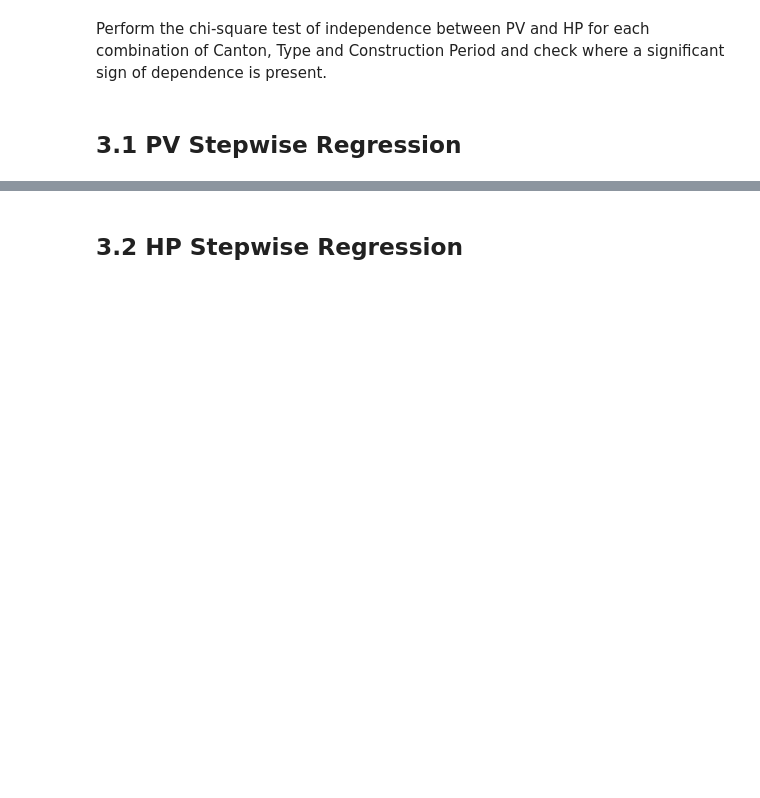
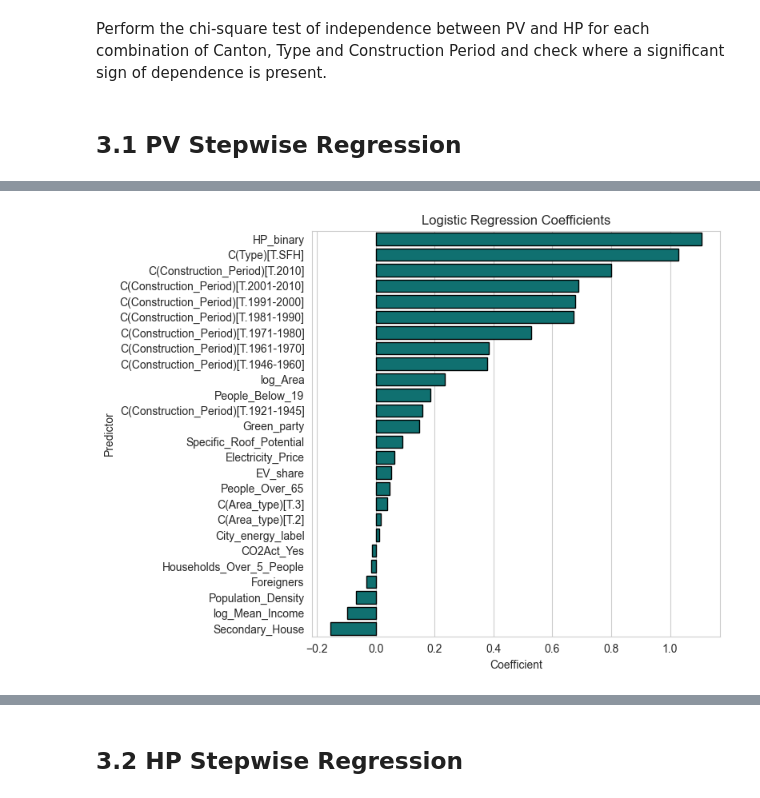
Before and after one commit to MatteoPalucci/StudentProject, a Jupyter notebook: Stepwise Regression building level.ipynb, the cells around one changed output, grey strips where cells are left out. Saved outputs shown, nothing was run; the diff lists cells and outputs as text; code cells hidden in the pictures; blank space fills up the shorter version.

```diff
--- a/Stepwise Regression building level.ipynb
+++ b/Stepwise Regression building level.ipynb
@@ -178,6 +179,7 @@ gdf_2025_drivers = gdf_2025_drivers.merge(
 gdf_2025_drivers = gdf_2025_drivers.rename(columns={'Tipologia': 'Area Type'})
 
 gdf_2025_drivers["Area Type"] = gdf_2025_drivers["Area Type"].fillna(1)
+gdf_2025_drivers["Area Type"] = gdf_2025_drivers["Area Type"].astype(int)
 # %%
 ev_share_file = '/data/Drivers/share_EVs_mun.csv'
 
@@ -695,5 +668,5 @@ plt.show()
 # %%
-gdf_regression = gdf_2025_drivers.drop(columns=['Heating Technology', 'PV']).copy()
+gdf_regression = gdf_2025_drivers.drop(columns=['Canton', 'District', 'City energy label', 'Operator', 'Comune', 'Heating Technology', 'PV', 'Peer effect PV', 'Peer effect HP']).copy()
 # %% [markdown]
 Perform the chi-square test of independence between PV and HP for each combination of Canton, Type and Construction Period and check where a significant sign of dependence is present.
 # %%
@@ -889,3 +857,7 @@ def compute_vif(data, predictors):
     vif_df["VIF"] = [variance_inflation_factor(X.values, i) for i in range(X.shape[1])]
 
     return vif_df
+# %%
+gdf_regression['log Area'] = np.log(gdf_regression['Area [m2]'])
+gdf_regression['log Mean Income'] = np.log(gdf_regression['Mean Income'])
+gdf_regression = gdf_regression.drop(columns=['Area [m2]', 'Mean Income', 'Roof area [m2]']).copy()
@@ -948,4 +974,8 @@ history_df
 # %%
-final_formula = "PV_binary ~ " + " + ".join(selected_vars)
+selected_vars_with_HP = ['HP_binary', 'C(Construction_Period)', 'C(Type)', 'People_Below_19', 'log_Area', 'Green_party', 'Specific_Roof_Potential', 'Electricity_Price', 'Secondary_House', 'Population_Density', 'log_Mean_Income', 'Foreigners', 'EV_share', 'People_Over_65', 'Households_Over_5_People', 'C(Area_type)', 'City_energy_label', 'CO2Act_Yes']
+
+final_formula = "PV_binary ~ " + " + ".join(selected_vars_with_HP)
 final_model = smf.logit(final_formula, data=gdf_regression).fit()
 print(final_model.summary())
+
+final_model.save("final_model_PV_with_HP.pickle")
@@ -951,0 +1000,24 @@ print(final_model.summary())
+# %%
+coef = final_model.params
+coef_df = pd.DataFrame({
+    "Predictor": coef.index,
+    "Coefficient": coef.values
+})
+
+coef_df = coef_df.loc[coef_df["Predictor"]!="Intercept"].copy()
+coef_df = coef_df.sort_values("Coefficient", ascending=False)
+
+plt.figure(figsize=(8, 6))
+sns.barplot(
+    data=coef_df,
+    x="Coefficient",
+    y="Predictor",
+    color="teal",
+    edgecolor="black"
+)
+
+plt.title("Logistic Regression Coefficients")
+plt.tight_layout()
+plt.show()
+# %% [output]
+[figure, added]
```
Also changed, not shown: parts of 23 cells of this notebook.
